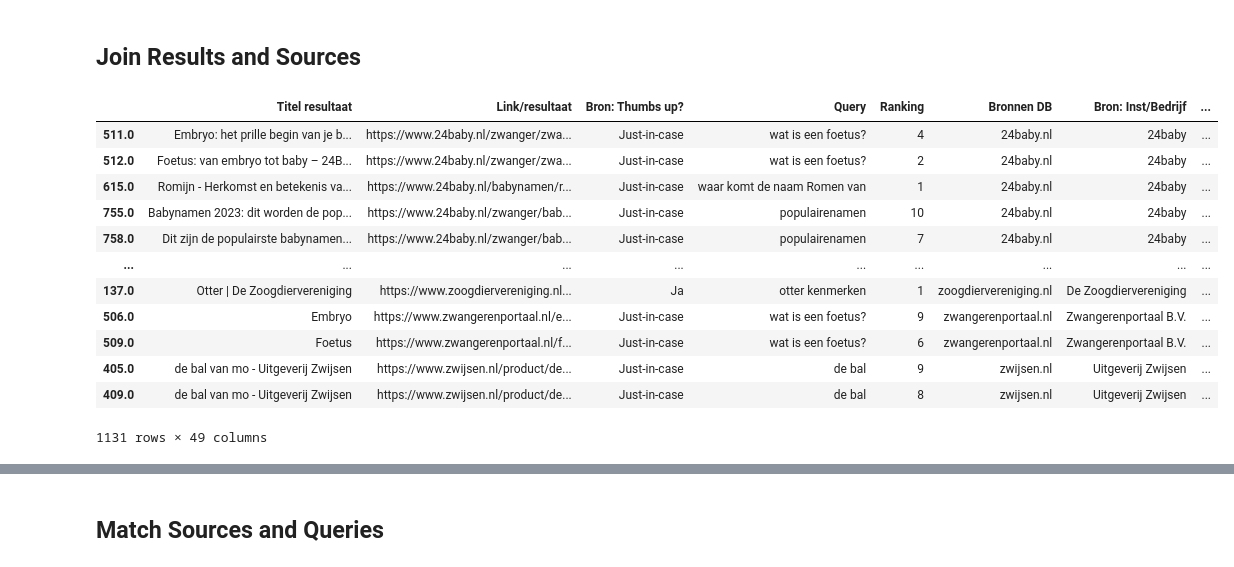
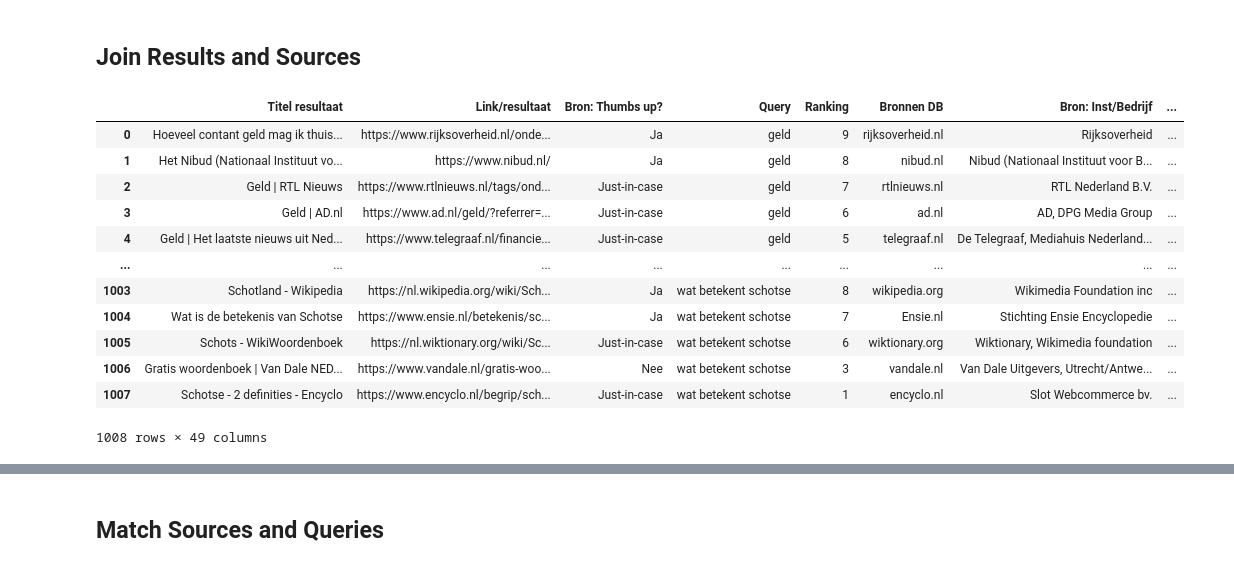
Before and after one commit to SlimZoeken/100queries, a Jupyter notebook: notebooks/analysis.ipynb, the cells around one changed output, grey strips where cells are left out. Drawn from its saved outputs; the diff is of its cells as text; code cells hidden in the pictures.

```diff
--- a/notebooks/analysis.ipynb
+++ b/notebooks/analysis.ipynb
@@ -162,24 +173,24 @@ results.head()
 # %%
 results_sources = results.join(
     sources.set_index("Name"),
     on="Bronnen DB",
-    how="outer",
+    how="left",
     lsuffix="_source",
     rsuffix="_result",
 )
 
 results_sources
 # %% [output]
 |  | Titel resultaat | Link/resultaat | Bron: Thumbs up? | Query | Ranking | Bronnen DB | Bron: Inst/Bedrijf | ... |
-| 511.0 | Embryo: het prille begin van je b... | https://www.24baby.nl/zwanger/zwa... | Just-in-case | wat is een foetus? | 4 | 24baby.nl | 24baby | ... |
-| 512.0 | Foetus: van embryo tot baby – 24B... | https://www.24baby.nl/zwanger/zwa... | Just-in-case | wat is een foetus? | 2 | 24baby.nl | 24baby | ... |
-| 615.0 | Romijn - Herkomst en betekenis va... | https://www.24baby.nl/babynamen/r... | Just-in-case | waar komt de naam Romen van | 1 | 24baby.nl | 24baby | ... |
-| 755.0 | Babynamen 2023: dit worden de pop... | https://www.24baby.nl/zwanger/bab... | Just-in-case | populairenamen | 10 | 24baby.nl | 24baby | ... |
-| 758.0 | Dit zijn de populairste babynamen... | https://www.24baby.nl/zwanger/bab... | Just-in-case | populairenamen | 7 | 24baby.nl | 24baby | ... |
+| 0 | Hoeveel contant geld mag ik thuis... | https://www.rijksoverheid.nl/onde... | Ja | geld | 9 | rijksoverheid.nl | Rijksoverheid | ... |
+| 1 | Het Nibud (Nationaal Instituut vo... | https://www.nibud.nl/ | Ja | geld | 8 | nibud.nl | Nibud (Nationaal Instituut voor B... | ... |
+| 2 | Geld | RTL Nieuws | https://www.rtlnieuws.nl/tags/ond... | Just-in-case | geld | 7 | rtlnieuws.nl | RTL Nederland B.V. | ... |
+| 3 | Geld | AD.nl | https://www.ad.nl/geld/?referrer=... | Just-in-case | geld | 6 | ad.nl | AD, DPG Media Group | ... |
+| 4 | Geld | Het laatste nieuws uit Ned... | https://www.telegraaf.nl/financie... | Just-in-case | geld | 5 | telegraaf.nl | De Telegraaf, Mediahuis Nederland... | ... |
 | ... | ... | ... | ... | ... | ... | ... | ... | ... |
-| 137.0 | Otter | De Zoogdiervereniging | https://www.zoogdiervereniging.nl... | Ja | otter kenmerken | 1 | zoogdiervereniging.nl | De Zoogdiervereniging | ... |
-| 506.0 | Embryo | https://www.zwangerenportaal.nl/e... | Just-in-case | wat is een foetus? | 9 | zwangerenportaal.nl | Zwangerenportaal B.V. | ... |
-| 509.0 | Foetus | https://www.zwangerenportaal.nl/f... | Just-in-case | wat is een foetus? | 6 | zwangerenportaal.nl | Zwangerenportaal B.V. | ... |
-| 405.0 | de bal van mo - Uitgeverij Zwijsen | https://www.zwijsen.nl/product/de... | Just-in-case | de bal | 9 | zwijsen.nl | Uitgeverij Zwijsen | ... |
-| 409.0 | de bal van mo - Uitgeverij Zwijsen | https://www.zwijsen.nl/product/de... | Just-in-case | de bal | 8 | zwijsen.nl | Uitgeverij Zwijsen | ... |
+| 1003 | Schotland - Wikipedia | https://nl.wikipedia.org/wiki/Sch... | Ja | wat betekent schotse | 8 | wikipedia.org | Wikimedia Foundation inc | ... |
+| 1004 | Wat is de betekenis van Schotse | https://www.ensie.nl/betekenis/sc... | Ja | wat betekent schotse | 7 | Ensie.nl | Stichting Ensie Encyclopedie | ... |
+| 1005 | Schots - WikiWoordenboek | https://nl.wiktionary.org/wiki/Sc... | Just-in-case | wat betekent schotse | 6 | wiktionary.org | Wiktionary, Wikimedia foundation | ... |
+| 1006 | Gratis woordenboek | Van Dale NED... | https://www.vandale.nl/gratis-woo... | Nee | wat betekent schotse | 3 | vandale.nl | Van Dale Uitgevers, Utrecht/Antwe... | ... |
+| 1007 | Schotse - 2 definities - Encyclo | https://www.encyclo.nl/begrip/sch... | Just-in-case | wat betekent schotse | 1 | encyclo.nl | Slot Webcommerce bv. | ... |
-1131 rows × 49 columns
+1008 rows × 49 columns
```
Also changed, not shown: parts of 16 cells of this notebook.
